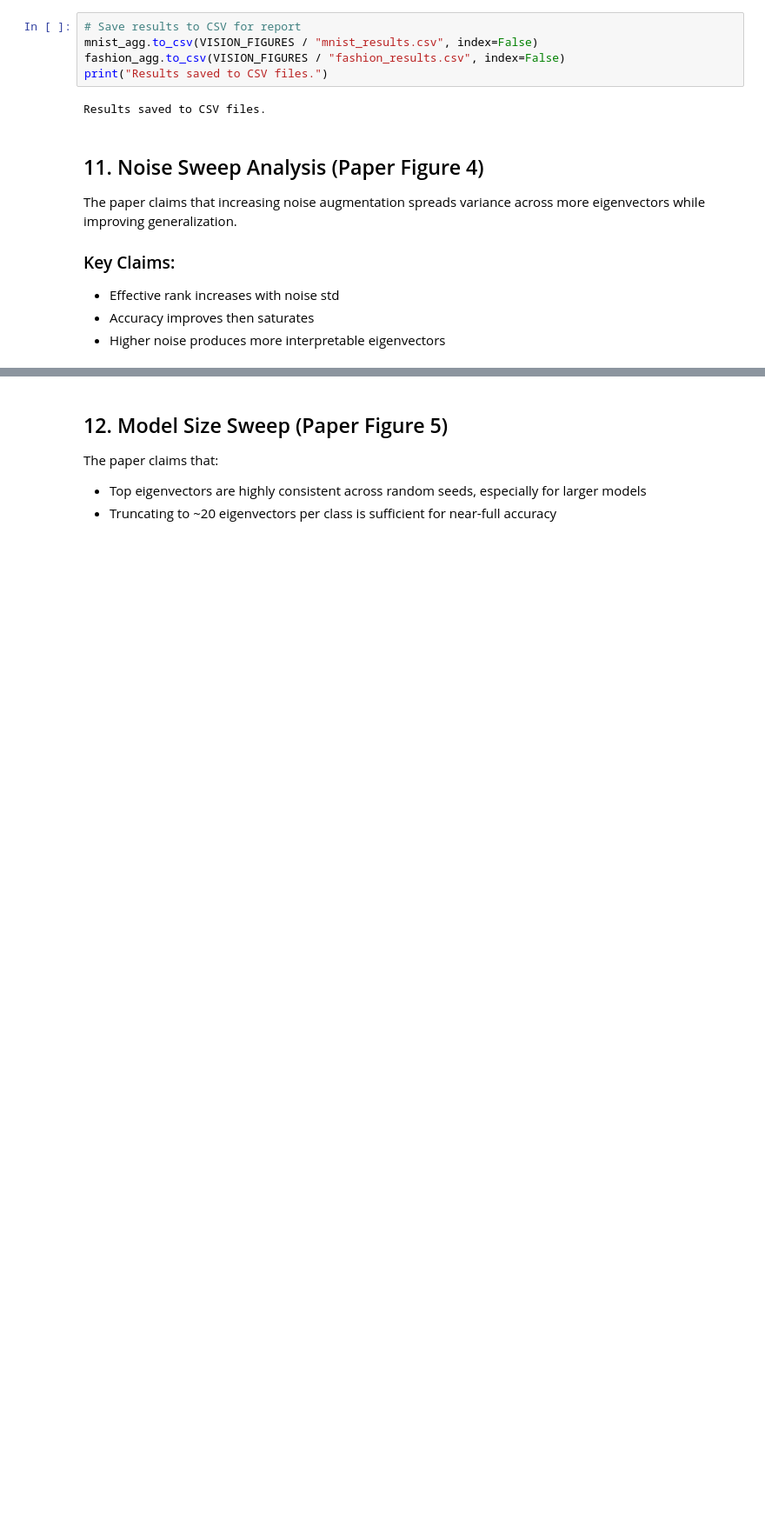
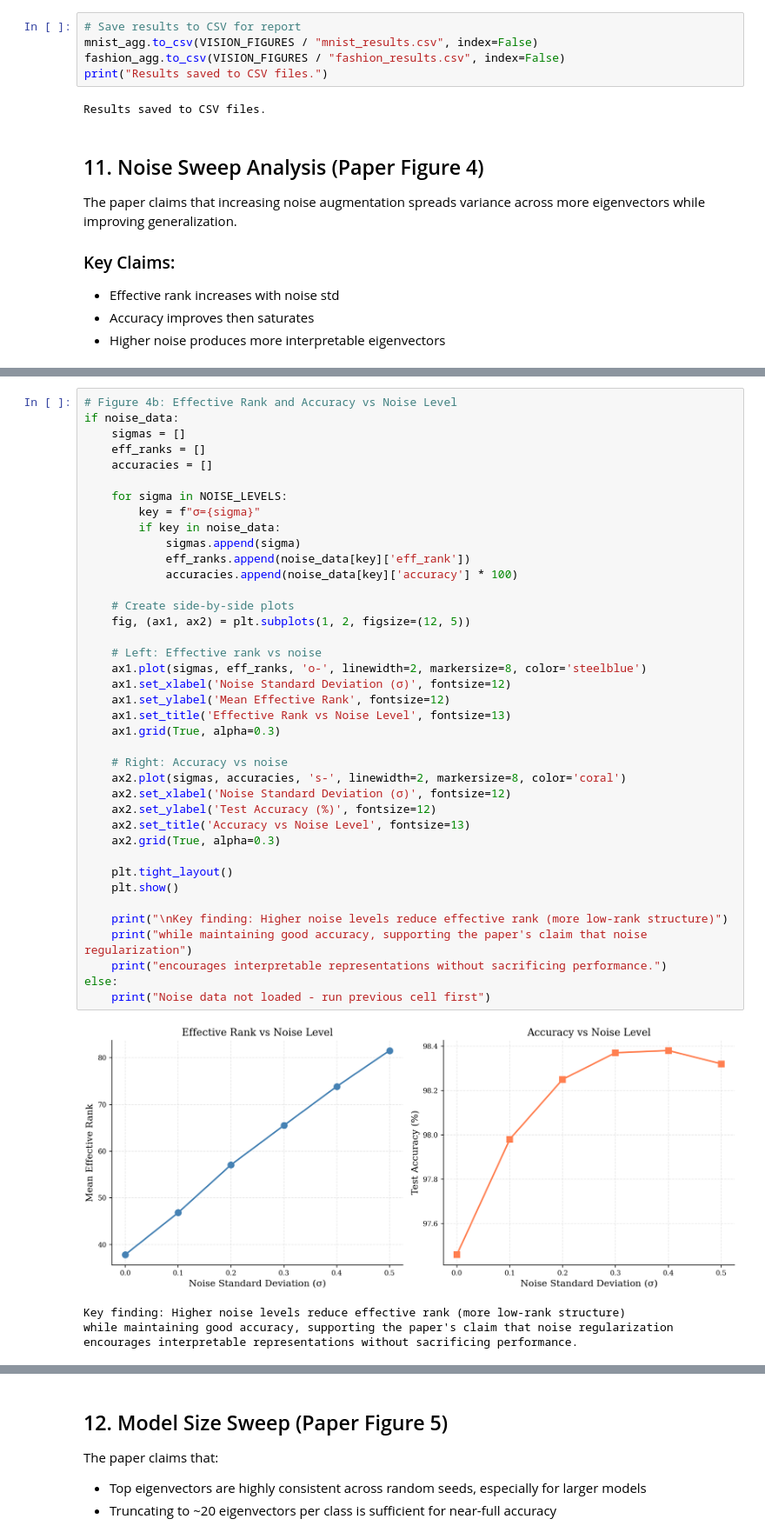
Before and after one commit to erlichon/UvA_FACT_2025, a Jupyter notebook: notebooks/01_reproduction_vision.ipynb, the cells around one changed output, grey strips where cells are left out. Shown at 87% size. Cells and saved outputs as stored; diff of their text form; blank space fills up the shorter version.

```diff
--- a/notebooks/01_reproduction_vision.ipynb
+++ b/notebooks/01_reproduction_vision.ipynb
@@ -571,0 +564,44 @@ else:
+# %%
+# Figure 4b: Effective Rank and Accuracy vs Noise Level
+if noise_data:
+    sigmas = []
+    eff_ranks = []
+    accuracies = []
+
+    for sigma in NOISE_LEVELS:
+        key = f"σ={sigma}"
+        if key in noise_data:
+            sigmas.append(sigma)
+            eff_ranks.append(noise_data[key]['eff_rank'])
+            accuracies.append(noise_data[key]['accuracy'] * 100)
+
+    # Create side-by-side plots
+    fig, (ax1, ax2) = plt.subplots(1, 2, figsize=(12, 5))
+
+    # Left: Effective rank vs noise
+    ax1.plot(sigmas, eff_ranks, 'o-', linewidth=2, markersize=8, color='steelblue')
+    ax1.set_xlabel('Noise Standard Deviation (σ)', fontsize=12)
+    ax1.set_ylabel('Mean Effective Rank', fontsize=12)
+    ax1.set_title('Effective Rank vs Noise Level', fontsize=13)
+    ax1.grid(True, alpha=0.3)
+
+    # Right: Accuracy vs noise
+    ax2.plot(sigmas, accuracies, 's-', linewidth=2, markersize=8, color='coral')
+    ax2.set_xlabel('Noise Standard Deviation (σ)', fontsize=12)
+    ax2.set_ylabel('Test Accuracy (%)', fontsize=12)
+    ax2.set_title('Accuracy vs Noise Level', fontsize=13)
+    ax2.grid(True, alpha=0.3)
+
+    plt.tight_layout()
+    plt.show()
+
+    print("\nKey finding: Higher noise levels reduce effective rank (more low-rank structure)")
+    print("while maintaining good accuracy, supporting the paper's claim that noise regularization")
+    print("encourages interpretable representations without sacrificing performance.")
+else:
+    print("Noise data not loaded - run previous cell first")
+# %% [output]
+[figure, added]
+Key finding: Higher noise levels reduce effective rank (more low-rank structure)
+while maintaining good accuracy, supporting the paper's claim that noise regularization
+encourages interpretable representations without sacrificing performance.
```
Also changed, not shown: parts of 15 cells of this notebook, 18 other files.
